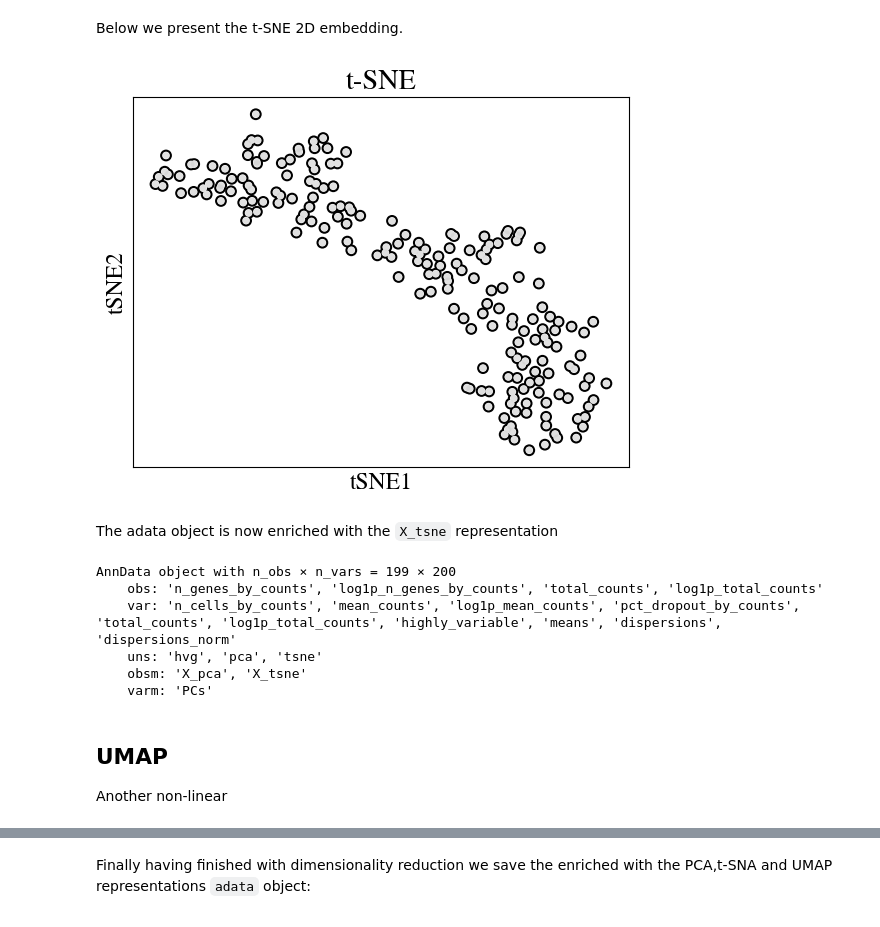
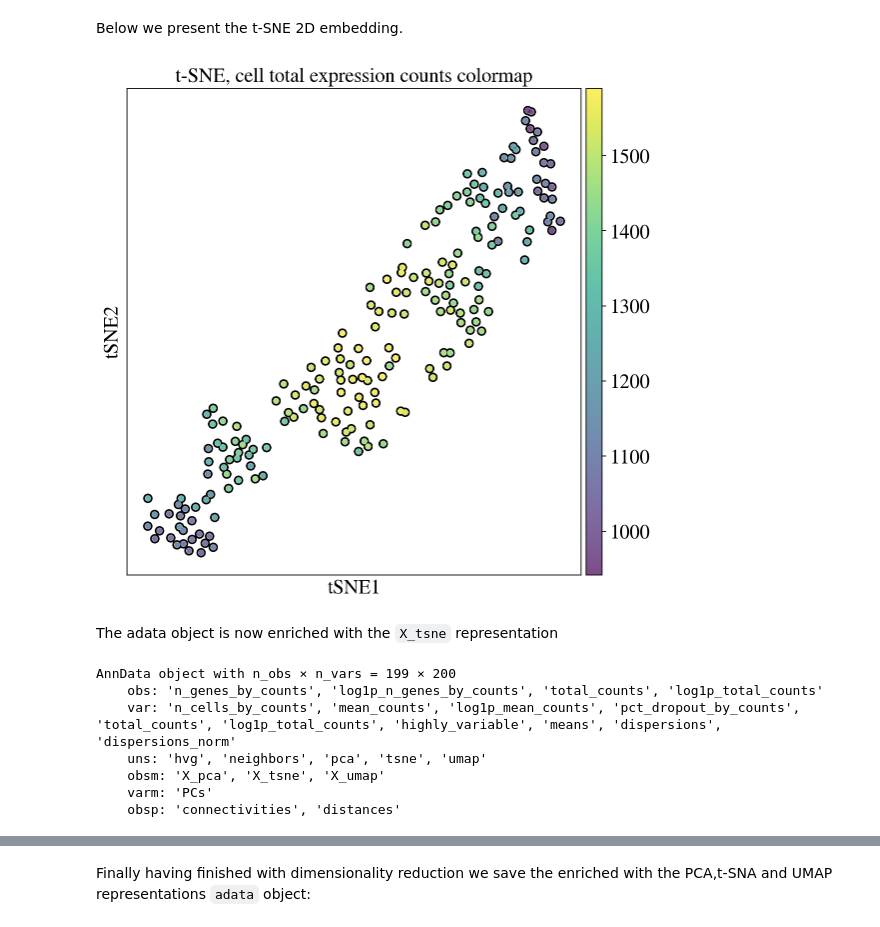
Before and after one commit to KyriakosPsa/scGmix-ML-pipeline, a Jupyter notebook: dimreduction.ipynb, the cells around one changed output, grey strips where cells are left out. Drawn from its saved outputs; the diff is of its cells as text; code cells hidden in the pictures.

Commit message:
Finalized UMAP

```diff
--- a/dimreduction.ipynb
+++ b/dimreduction.ipynb
@@ -13,12 +13,14 @@ import anndata as ad
 plt.rcParams['mathtext.fontset'] = 'stix'
 plt.rcParams['font.family'] = 'STIXGeneral'
 plt.rcParams['axes.axisbelow'] = True
-plt.rcParams.update({'font.size': 17})
+plt.rcParams.update({'font.size': 18})
+sc.set_figure_params(scanpy=True, dpi=80, dpi_save=300, frameon=True, vector_friendly=True, fontsize=18, figsize=(8,8), format='png', ipython_format='png2x')
 # Output control
 import warnings
 warnings.filterwarnings("ignore")
-# Potting utils
-from utils.plotting import plot_pca
+# Scanpy figure setting
+# Elbow point detection
+from kneed import KneeLocator
 # %% [markdown]
 We load the file we saved from the preprocessing step:
 # %%
@@ -177,10 +181,9 @@ Below we present the t-SNE 2D embedding.
 # %%
 learning_rate, perplexity = tsne_params(adata.X.shape[0])
 sc.tl.tsne(adata, n_pcs = knee, perplexity = perplexity, early_exaggeration=12, learning_rate = learning_rate, random_state=30, use_fast_tsne=False)
-sc.pl.tsne(adata,add_outline = True, size = 100,title = "t-SNE")
-plt.show()
+sc.pl.tsne(adata,add_outline = True, size = 100,title = "t-SNE, cell total expression counts colormap",color="total_counts")
 # %% [output]
-[figure, old version]
+[figure, new version]
 # %% [markdown]
 The adata object is now enriched with the `X_tsne` representation
 # %%
@@ -189,10 +192,7 @@ adata
 AnnData object with n_obs × n_vars = 199 × 200
     obs: 'n_genes_by_counts', 'log1p_n_genes_by_counts', 'total_counts', 'log1p_total_counts'
     var: 'n_cells_by_counts', 'mean_counts', 'log1p_mean_counts', 'pct_dropout_by_counts', 'total_counts', 'log1p_total_counts', 'highly_variable', 'means', 'dispersions', 'dispersions_norm'
-    uns: 'hvg', 'pca', 'tsne'
-    obsm: 'X_pca', 'X_tsne'
+    uns: 'hvg', 'neighbors', 'pca', 'tsne', 'umap'
+    obsm: 'X_pca', 'X_tsne', 'X_umap'
     varm: 'PCs'
+    obsp: 'connectivities', 'distances'
-# %% [markdown]
-## **UMAP**
-
-Another non-linear
```
Also changed, not shown: parts of 18 cells of this notebook.
